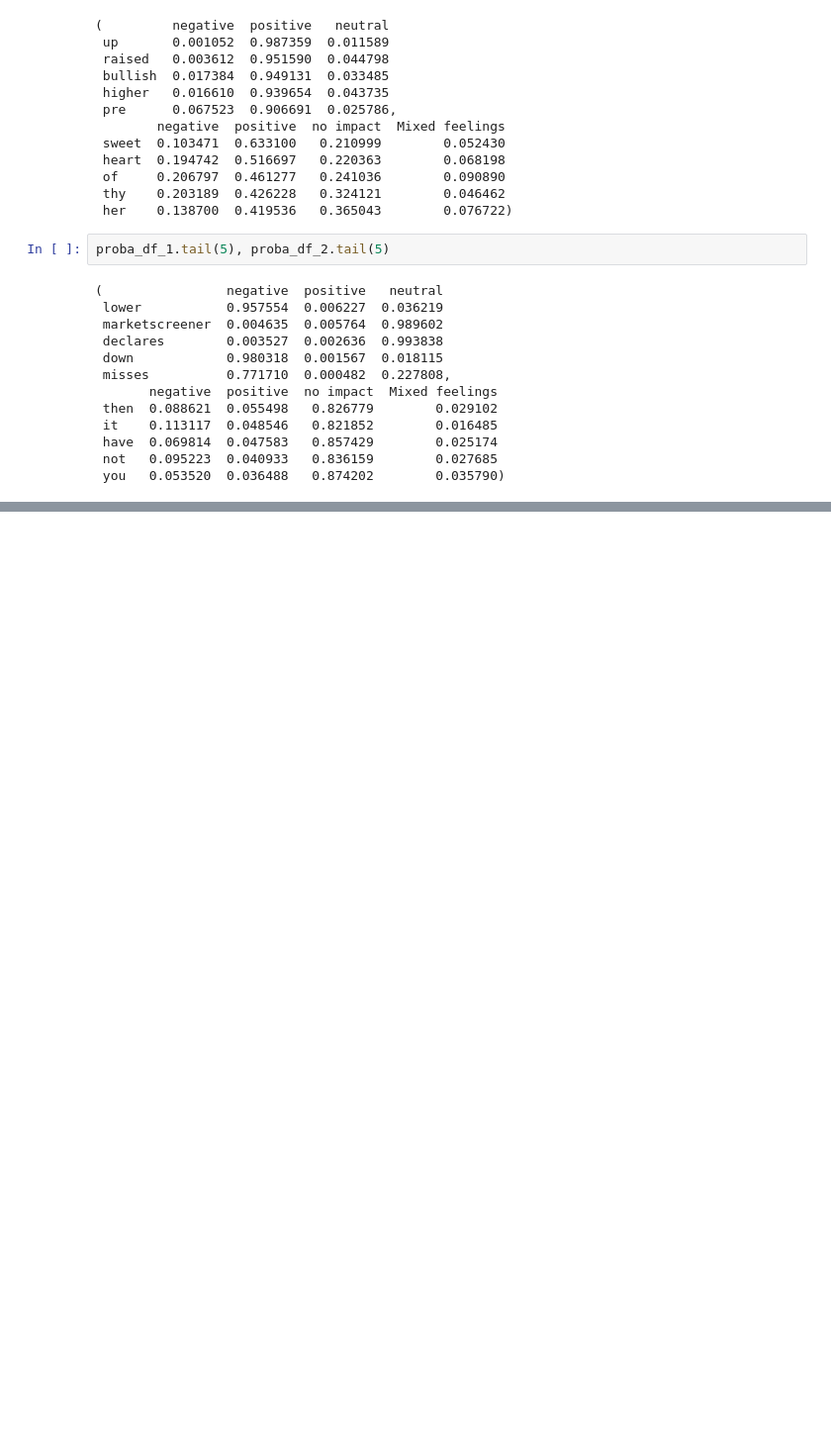
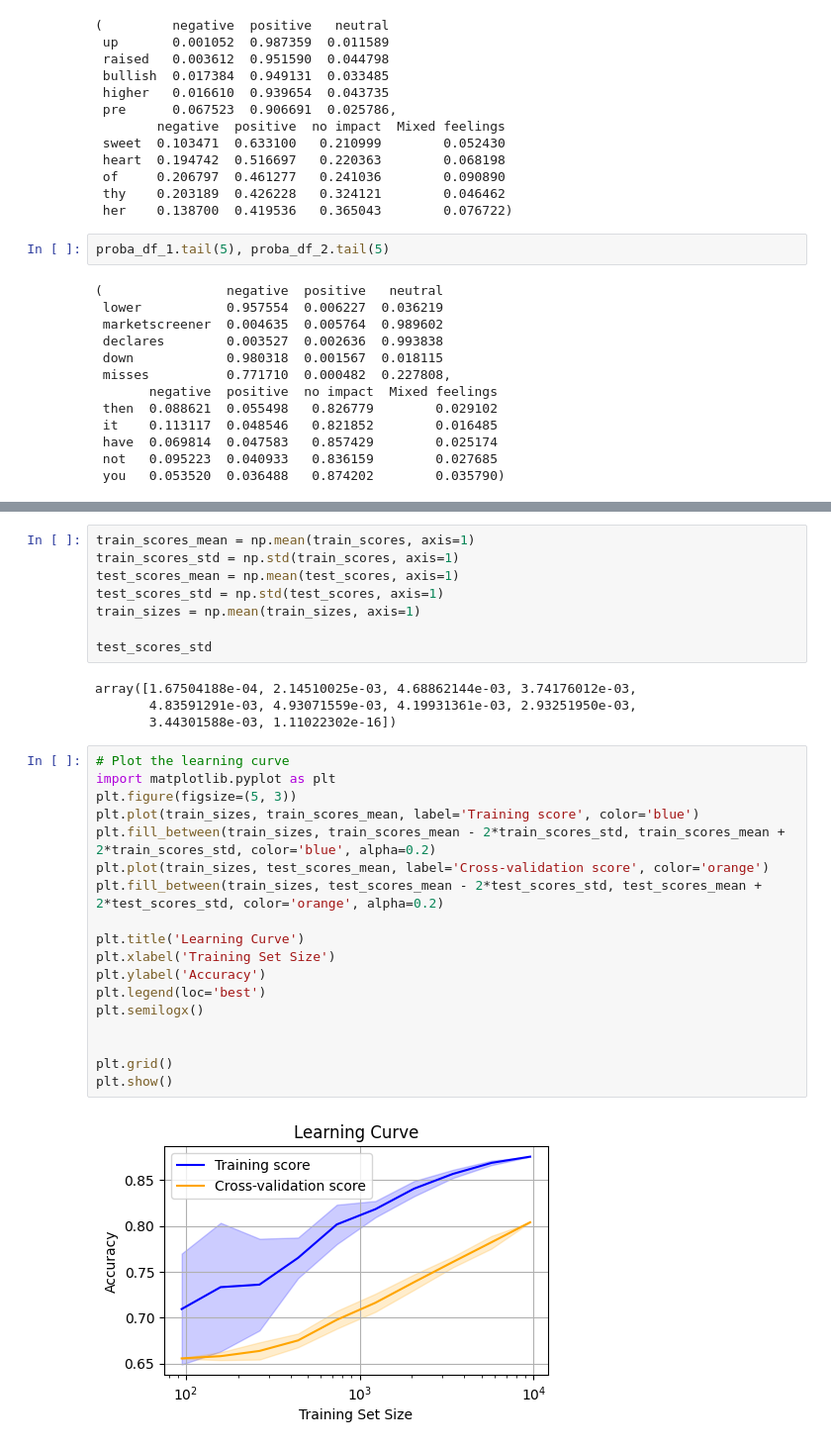
Before and after one commit to PedroHrc1/Cross-domain-sentiment-analysis, a Jupyter notebook: CrossTable.ipynb, the cells around one changed output, grey strips where cells are left out. Shown at 99% size. Cells and saved outputs as stored; diff of their text form; blank space fills up the shorter version.

Commit message:
learningCurve do dataset1

```diff
--- a/CrossTable.ipynb
+++ b/CrossTable.ipynb
@@ -133,0 +172,32 @@ proba_df_1.tail(5), proba_df_2.tail(5)
+# %%
+train_scores_mean = np.mean(train_scores, axis=1)
+train_scores_std = np.std(train_scores, axis=1)
+test_scores_mean = np.mean(test_scores, axis=1)
+test_scores_std = np.std(test_scores, axis=1)
+train_sizes = np.mean(train_sizes, axis=1)
+
+test_scores_std
+# %% [output]
+array([1.67504188e-04, 2.14510025e-03, 4.68862144e-03, 3.74176012e-03,
+       4.83591291e-03, 4.93071559e-03, 4.19931361e-03, 2.93251950e-03,
+       3.44301588e-03, 1.11022302e-16])
+# %%
+# Plot the learning curve
+import matplotlib.pyplot as plt
+plt.figure(figsize=(5, 3))
+plt.plot(train_sizes, train_scores_mean, label='Training score', color='blue')
+plt.fill_between(train_sizes, train_scores_mean - 2*train_scores_std, train_scores_mean + 2*train_scores_std, color='blue', alpha=0.2)
+plt.plot(train_sizes, test_scores_mean, label='Cross-validation score', color='orange')
+plt.fill_between(train_sizes, test_scores_mean - 2*test_scores_std, test_scores_mean + 2*test_scores_std, color='orange', alpha=0.2)
+
+plt.title('Learning Curve')
+plt.xlabel('Training Set Size')
+plt.ylabel('Accuracy')
+plt.legend(loc='best')
+plt.semilogx()
+
+
+plt.grid()
+plt.show()
+# %% [output]
+[figure, added]
```
Also changed, not shown: parts of 1 cell of this notebook.
